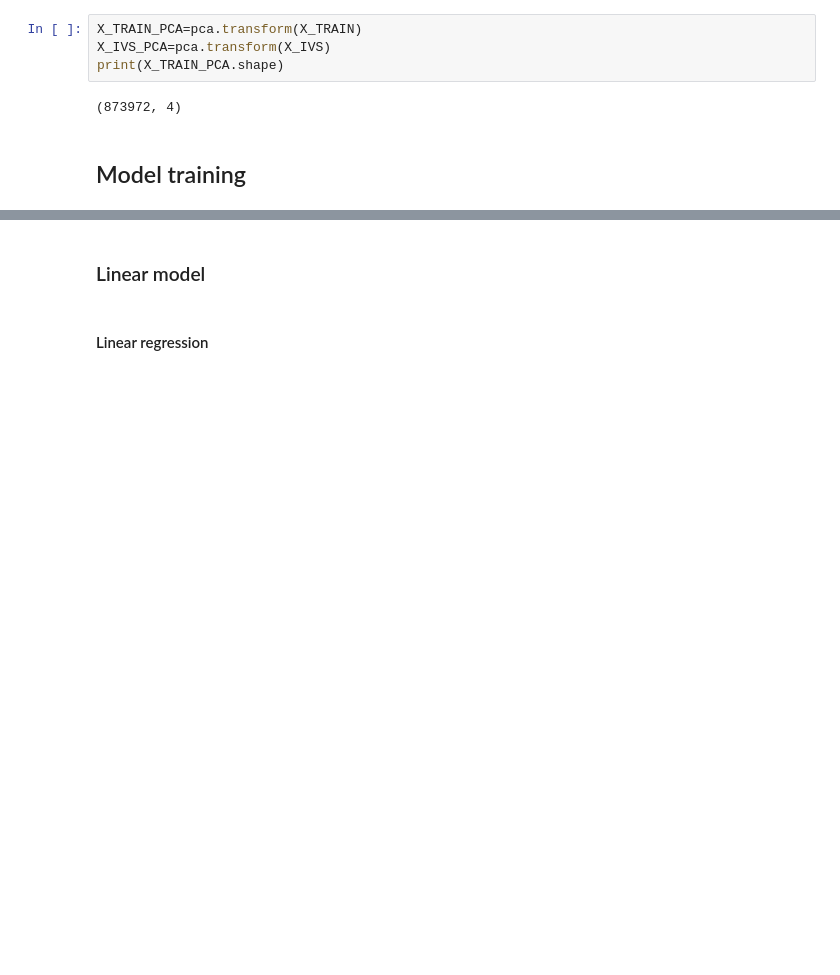
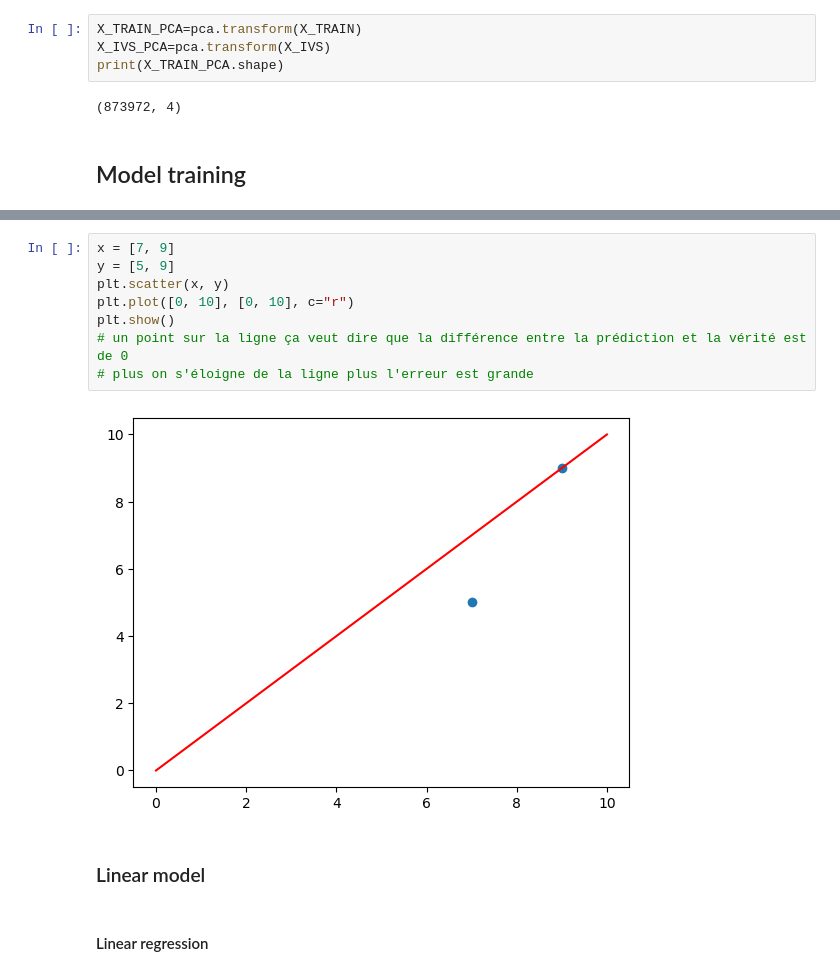
Before and after one commit to anpirott/thesis, a Jupyter notebook: code/ML/primary_model.ipynb, the cells around one changed output, grey strips where cells are left out. Saved outputs shown, nothing was run; the diff lists cells and outputs as text; blank space fills up the shorter version.

```diff
--- a/primary_model.ipynb
+++ b/code/ML/primary_model.ipynb
@@ -259,3 +296,13 @@ def Kfold_pipeline(model, x_train_data=X_TRAIN, y_train_data=y_TRAIN, filename="
+# %%
+x = [7, 9]
+y = [5, 9]
+plt.scatter(x, y)
+plt.plot([0, 10], [0, 10], c="r")
+plt.show()
+# un point sur la ligne ça veut dire que la différence entre la prédiction et la vérité est de 0
+# plus on s'éloigne de la ligne plus l'erreur est grande
+# %% [output]
+[figure, added]
 # %% [markdown]
 ### Linear model
 # %% [markdown]
```
Also changed, not shown: parts of 11 cells of this notebook, 16 other files.
